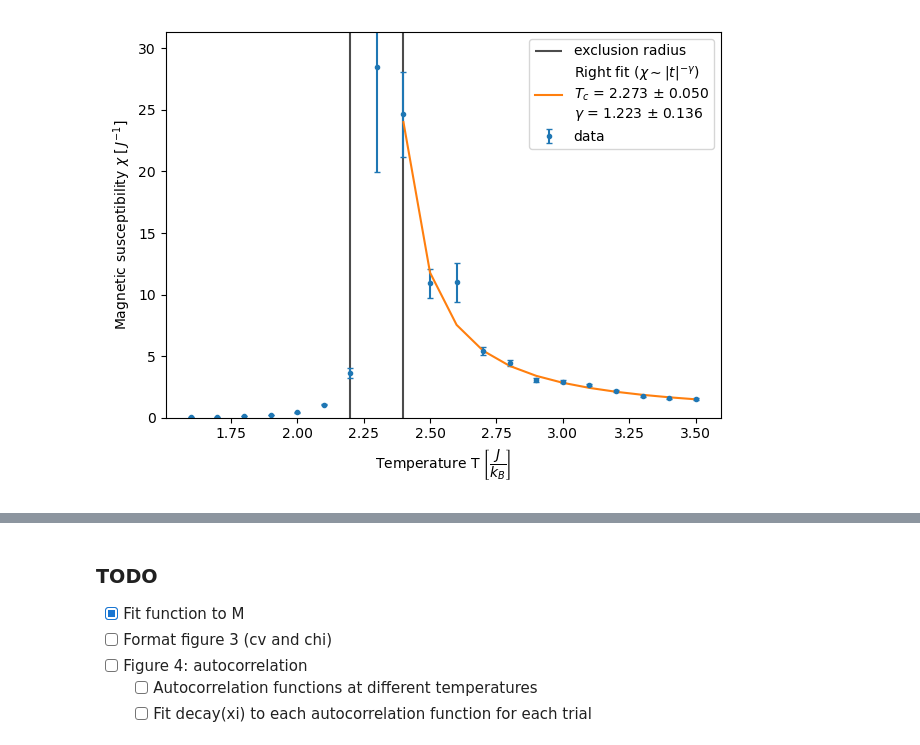
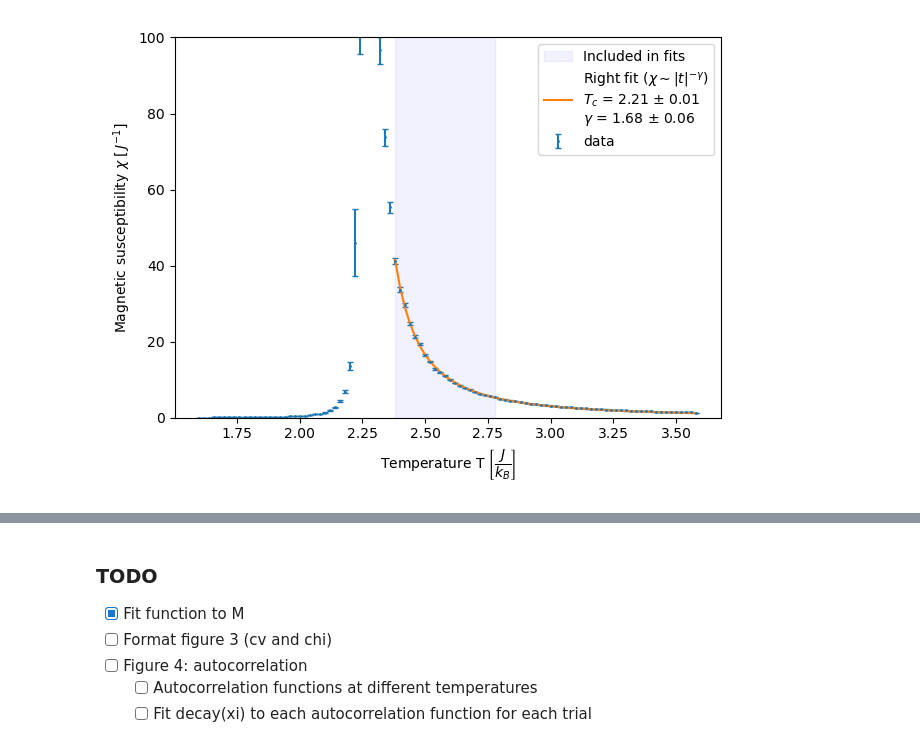
Before and after one commit to aderhall/phys382ising, a Jupyter notebook: analysis_notebooks/fit_observables.ipynb, the cells around one changed output, grey strips where cells are left out. Saved outputs shown, nothing was run; the diff lists cells and outputs as text; code cells hidden in the pictures.

```diff
--- a/analysis_notebooks/fit_observables.ipynb
+++ b/analysis_notebooks/fit_observables.ipynb
@@ -21,7 +30,7 @@ class SimParams(object):
         self.n_trials = n_trials
         self.snapshots = snapshots
     def param_str(self):
-        return f"N:{self.N} n_steps:{self.n_steps} n_analyze:{self.n_analyze} n_burnin:{self.n_burnin} b_top:{self.b_top} multiprocess:{'t' if self.multiprocess else 'f'} t_min:{self.t_min} t_max:{self.t_max} t_step:{self.t_step}"
+        return f"N:{self.N} n_steps:{self.n_steps} n_analyze:{self.n_analyze} n_burnin:{self.n_burnin} b_top:{self.b_top} multiprocess:{'t' if self.multiprocess else 'f'} snapshots:{'t' if self.snapshots else 'f'} t_min:{self.t_min} t_max:{self.t_max} t_step:{self.t_step}"
 
 def _run_raw(test_path, params: SimParams):
     #!cd .. && python ising.py N:{params.N} multiprocess:{"t" if params.multiprocess else "f"} b_top:{params.b_top} t_min:{params.t_min} t_max:{params.t_max} t_step:{params.t_step} n_steps:{params.n_steps} n_analyze:{params.n_analyze} n_burnin:{params.n_burnin}
@@ -58,12 +67,12 @@ def new_test(test_path):
     !mkdir -p {test_path}/plots
 # %%
 data_tests = "../../data_tests"
-test_name = "fit-observables/grace-33"
+test_name = "snapshot_sanity/many-temps-b5.0"
 test_path = f"{data_tests}/{test_name}"
 
 if False:
-    params = SimParams(N = 100, n_steps=108000, n_analyze=100000, n_burnin=5000, b_top = 0.5, multiprocess = True, t_min = 1.6, t_max = 3.6, t_step = 0.02, n_trials = 31)
-
+    params = SimParams(N = 500, n_steps=13000, n_analyze=5000, n_burnin=5000, b_top = 5.0, multiprocess = True, t_min = 1.6, t_max = 3.6, t_step = 0.3, n_trials = 1, snapshots=True)
+    #store_metadata(test_path, params)
     new_test(test_path)
     run_many(test_path, params=params)
 else:
@@ -182,10 +179,14 @@ chi = params.N ** 2 * m_var_avg / temp
 chi_error = chi * m_var_error / m_var_avg # Propagate error in chi
 # %%
 partition_radius = 0.1 # In units of T
+outer_radius = 0.5
 analytic_T_c = 2.269
 # 2.269 is the analytic critical temperature for the 2D Ising model
-partition_l = temp.searchsorted(analytic_T_c - partition_radius) + 1
+partition_l = temp.searchsorted(analytic_T_c - partition_radius)
 partition_r = temp.searchsorted(analytic_T_c + partition_radius)
+
+outer_l = temp.searchsorted(analytic_T_c - outer_radius)
+outer_r = temp.searchsorted(analytic_T_c + outer_radius)
 # %%
 # Underconstrained fit to cv to determine T_c
 
@@ -236,7 +242,8 @@ fig.tight_layout()
 
 chi_powerlaw = lambda T, a, gamma, T_c: a * np.abs((T - T_c) / T_c)**(-gamma)
 
-chi_p, chi_covm = curve_fit(chi_powerlaw, temp[partition_r:], chi[partition_r:], p0 = (1, 1, analytic_T_c), sigma=chi_error[partition_r:])
+chi_p, chi_covm = curve_fit(chi_powerlaw, temp[partition_r:outer_r], chi[partition_r:outer_r], p0 = (1, 1, analytic_T_c), sigma=chi_error[partition_r:outer_r])
+chi_Tc = chi_p[2]
 #chi_p_neg, chi_covm_neg = curve_fit(chi_powerlaw, temp[:partition_l], chi[:partition_l], p0 = (1, 1, analytic_T_c), sigma=chi_error[:partition_l])
 chi_variance = np.sqrt(np.diag(chi_covm))
 chi_corrm = chi_covm / np.outer(chi_variance, chi_variance)
@@ -249,21 +256,26 @@ T_c & gamma = -0.92; T_c & amplitude = 0.30; gamma & amplitude = -0.63
 # %%
 # Plot chi with fit
 
 plt.close()
 fig, ax = plt.subplots()
 
 ax.set_ylim(0, chi.max() * 1.1)
 
-ax.vlines([temp[partition_l - 1], temp[partition_r]], 0, chi.max() * 1.1, linestyles="solid", color="black", alpha=0.7, label="exclusion radius")
+#ax.vlines([temp[partition_l - 1], temp[partition_r]], 0, chi.max() * 1.1, linestyles="solid", color="black", alpha=0.7, label="exclusion radius")
+ax.fill_betweenx([0, chi.max() * 1.1], temp[partition_r], temp[outer_r], color="blue", alpha=0.05, label="Included in fits")
 #ax.vlines(analytic_T_c, 0, chi.max() * 1.1, linestyles="solid", color="tab:red", label=f"$T_c$ (analytic) = {analytic_T_c:.3f}")
 #ax.vlines(chi_p[2], 0, chi.max() * 1.1, linestyles="dashed", color="tab:green", label=f"$T_c$ (fit) = {chi_p[2]:.3f}")
 
-ax.errorbar(temp, chi, yerr=chi_error, fmt=".", color="tab:blue", label="data", capsize=2)
-ax.plot(temp[partition_r:], chi_powerlaw(temp[partition_r:], *chi_p), color="tab:orange", label=(r"Right fit ($\chi \sim |t|^{-\gamma}$)" + f"\n$T_c$ = {chi_p[2]:.3f} ± {chi_variance[2]:.3f}\n$\gamma$ = {chi_p[1]:.3f} ± {chi_variance[1]:.3f}"))
+ax.errorbar(temp, chi, yerr=chi_error, fmt=".", color="tab:blue", label="data", capsize=2, markersize=2)
+ax.plot(temp[partition_r:], chi_powerlaw(temp[partition_r:], *chi_p), color="tab:orange", label=(r"Right fit ($\chi \sim |t|^{-\gamma}$)" + f"\n$T_c$ = {fmt_err(chi_p[2], chi_variance[2])}\n$\gamma$ = {fmt_err(chi_p[1], chi_variance[1])}"))
+
+ax.set_ylim(0, 100)
 
 ax.legend()
 ax.set_xlabel(r"Temperature T $\left[\dfrac{J}{k_B}\right]$")
 ax.set_ylabel(r"Magnetic susceptibility $\chi$ $\left[ \,J^{-1} \right]$")
 fig.tight_layout()
+
+plt.savefig(f"{test_path}/plots/fig3_chi.png")
 # %% [output]
-[figure, old version]
+[figure, new version]
```
Also changed, not shown: parts of 23 cells of this notebook, 3 other files.
